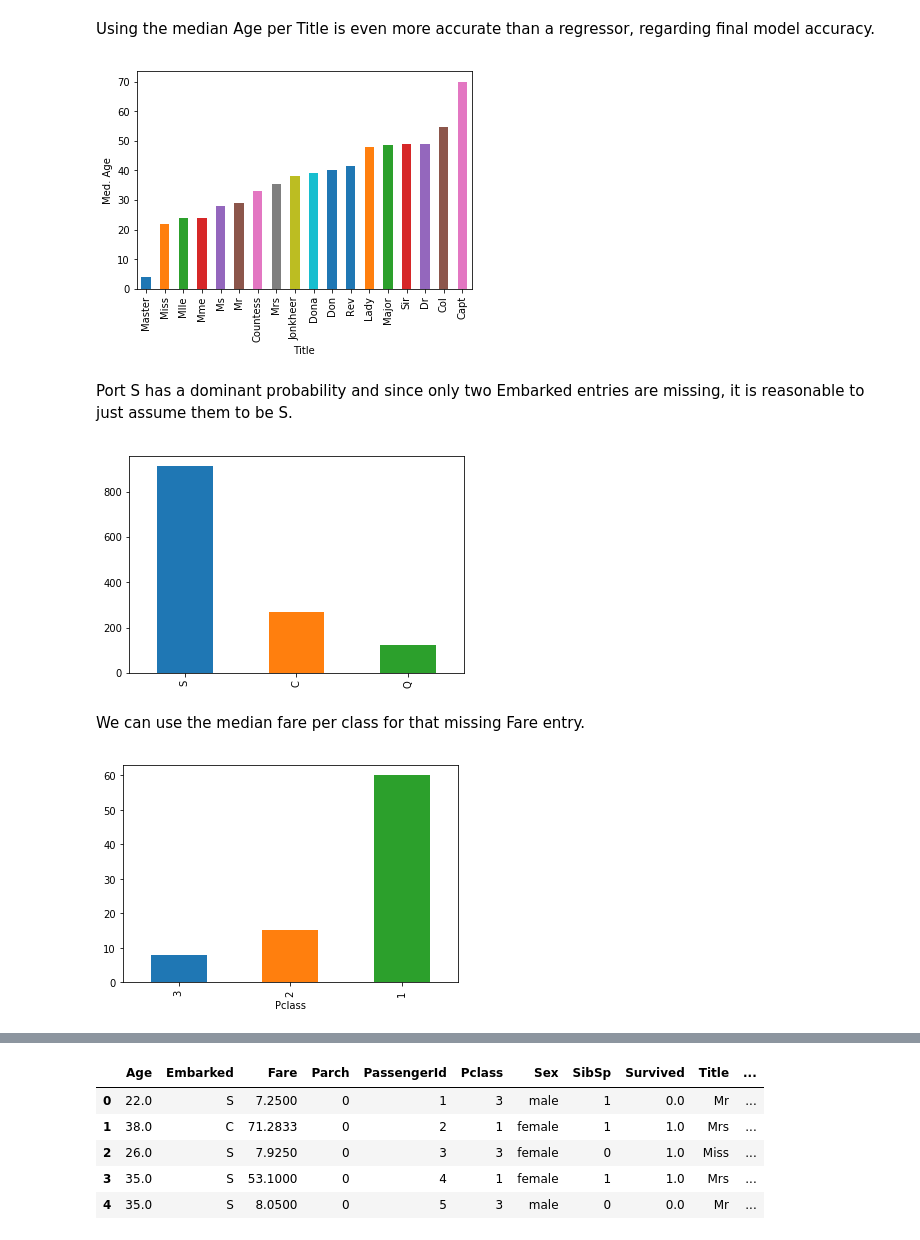
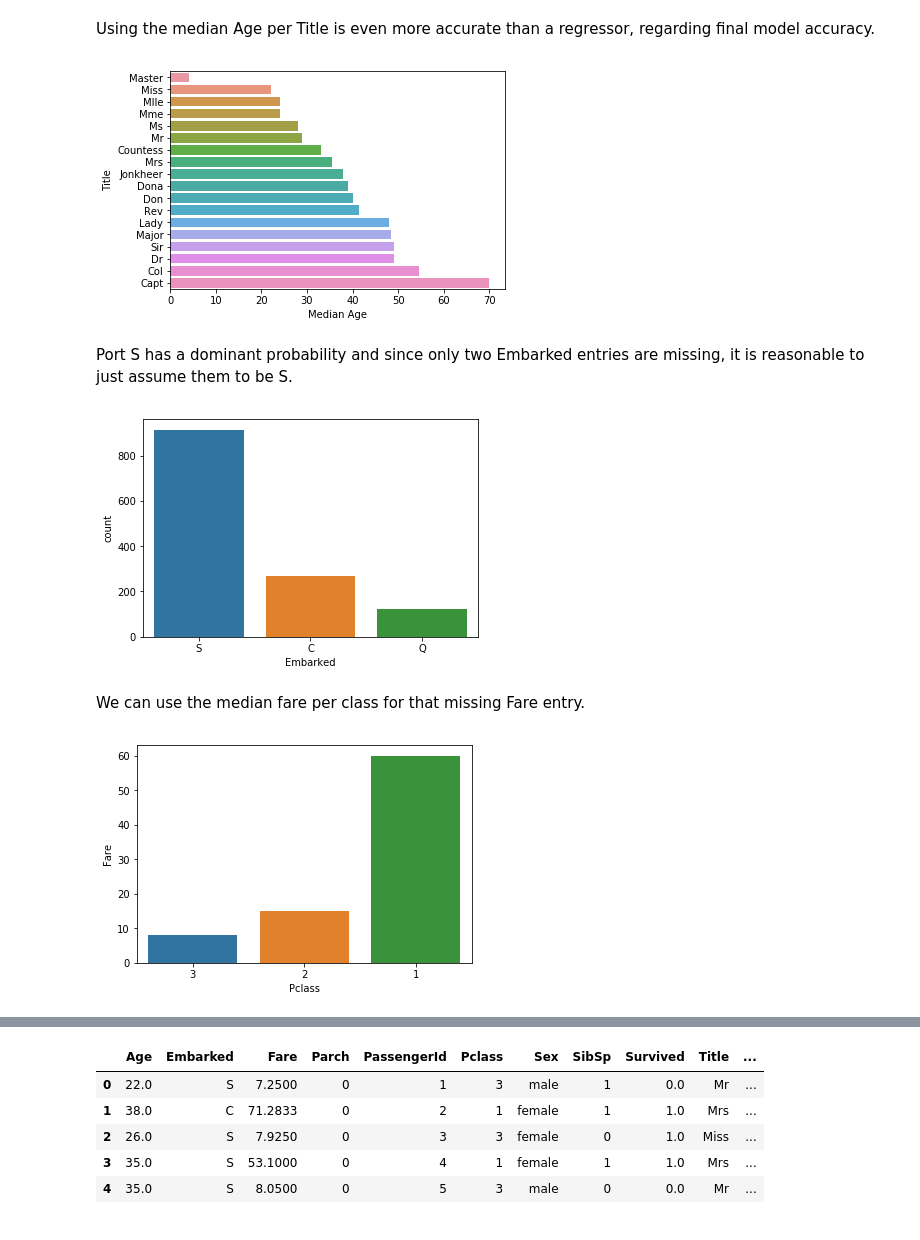
Before and after one commit to HeshamMeneisi/Kaggle-Classics, a Jupyter notebook: Titanic/Model Building.ipynb, the cells around one changed output, grey strips where cells are left out. Cells and saved outputs as stored; diff of their text form; code cells hidden in the pictures.

```diff
--- a/Titanic/Model Building.ipynb
+++ b/Titanic/Model Building.ipynb
@@ -85,33 +82,37 @@ other[:] = 'Other'
 all_data.FName = all_data.FName.replace(other)
 
 
-all_data.drop(columns=['Name', 'Cabin', 'Ticket'], inplace=True)
+# all_data.drop(columns=['Name', 'Cabin', 'Ticket'], inplace=True)
+all_data.drop('Name', axis=1, inplace=True)
+all_data.drop('Cabin', axis=1, inplace=True)
+all_data.drop('Ticket', axis=1, inplace=True)
 # %% [markdown]
 Using the median Age per Title is even more accurate than a regressor, regarding final model accuracy.
 # %%
 title_med_age = all_data[~all_data.Age.isnull()].groupby(by='Title').Age.median()
-title_med_age.sort_values().plot(kind='bar')
-plt.ylabel('Med. Age')
-
+sns.barplot(y=title_med_age.index, x=title_med_age.values,
+            order=title_med_age.sort_values().index).set(xlabel='Median Age')
 all_data.loc[all_data.Age.isnull(), 'Age'] = title_med_age[all_data[all_data.Age.isnull()].Title].values
 # %% [output]
-[figure, old version]
+[figure, new version]
 # %% [markdown]
 Port S has a dominant probability and since only two Embarked entries are missing, it is reasonable to just assume them to be S.
 # %%
-all_data.Embarked.value_counts().plot(kind='bar')
+sns.countplot(all_data.Embarked)
 all_data.Embarked.fillna('S', inplace=True)
 # %% [output]
-[figure, old version]
+[figure, new version]
 # %% [markdown]
 We can use the median fare per class for that missing Fare entry.
 # %%
 class_med_fare = all_data[~all_data.Fare.isnull()].groupby(by='Pclass').Fare.median()
-class_med_fare.sort_values().plot(kind='bar')
+
+sns.barplot(x=class_med_fare.index, y=class_med_fare.values,
+            order=class_med_fare.sort_values().index).set(ylabel='Fare')
 
 all_data.loc[all_data.Fare.isnull(), 'Fare'] = class_med_fare[all_data[all_data.Fare.isnull()].Pclass].values
 # %% [output]
-[figure, old version]
+[figure, new version]
 # %%
 all_data.describe(include='all')
 # %% [output]
```
Also changed, not shown: parts of 14 cells of this notebook, 1 other file.
